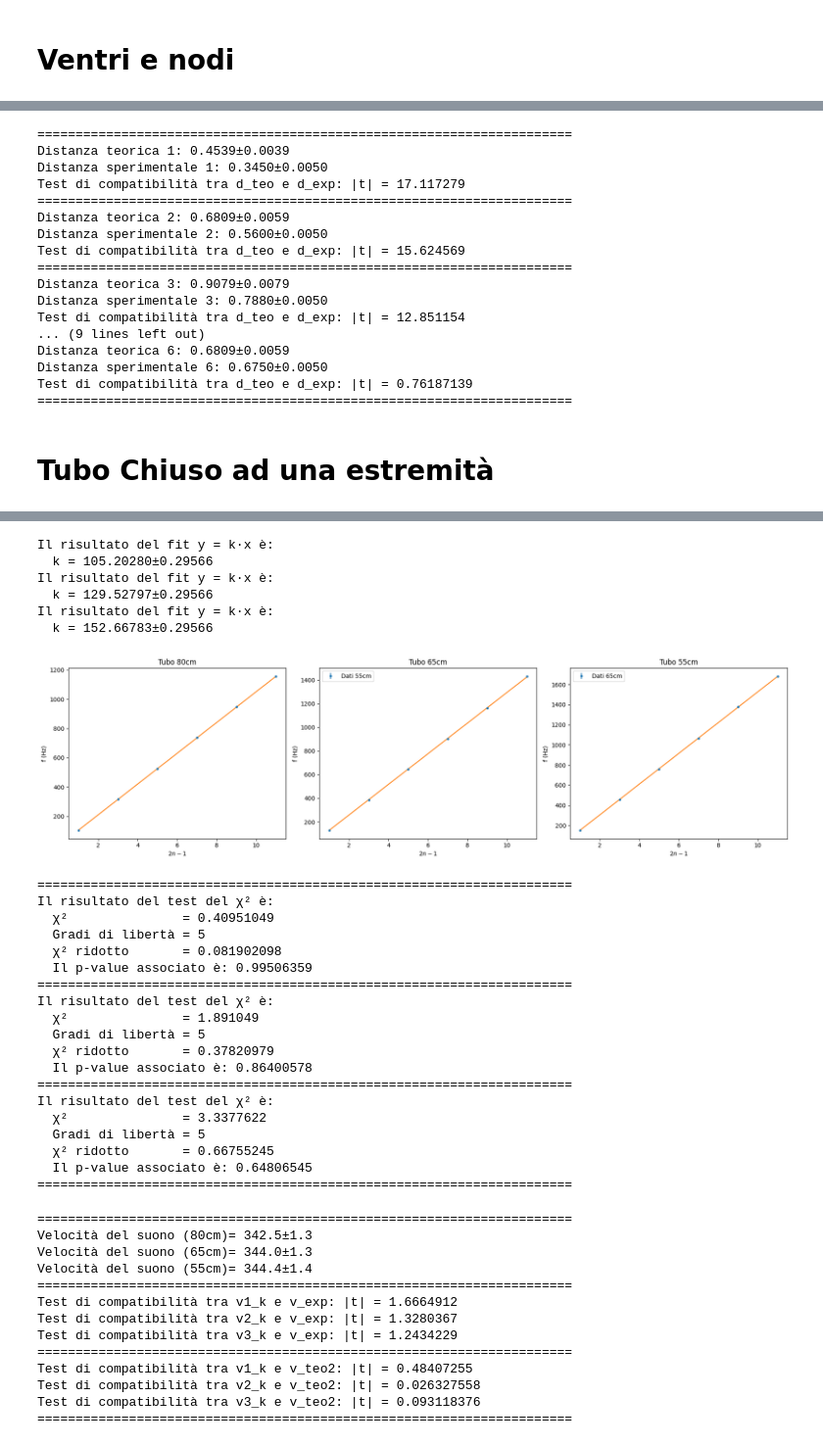
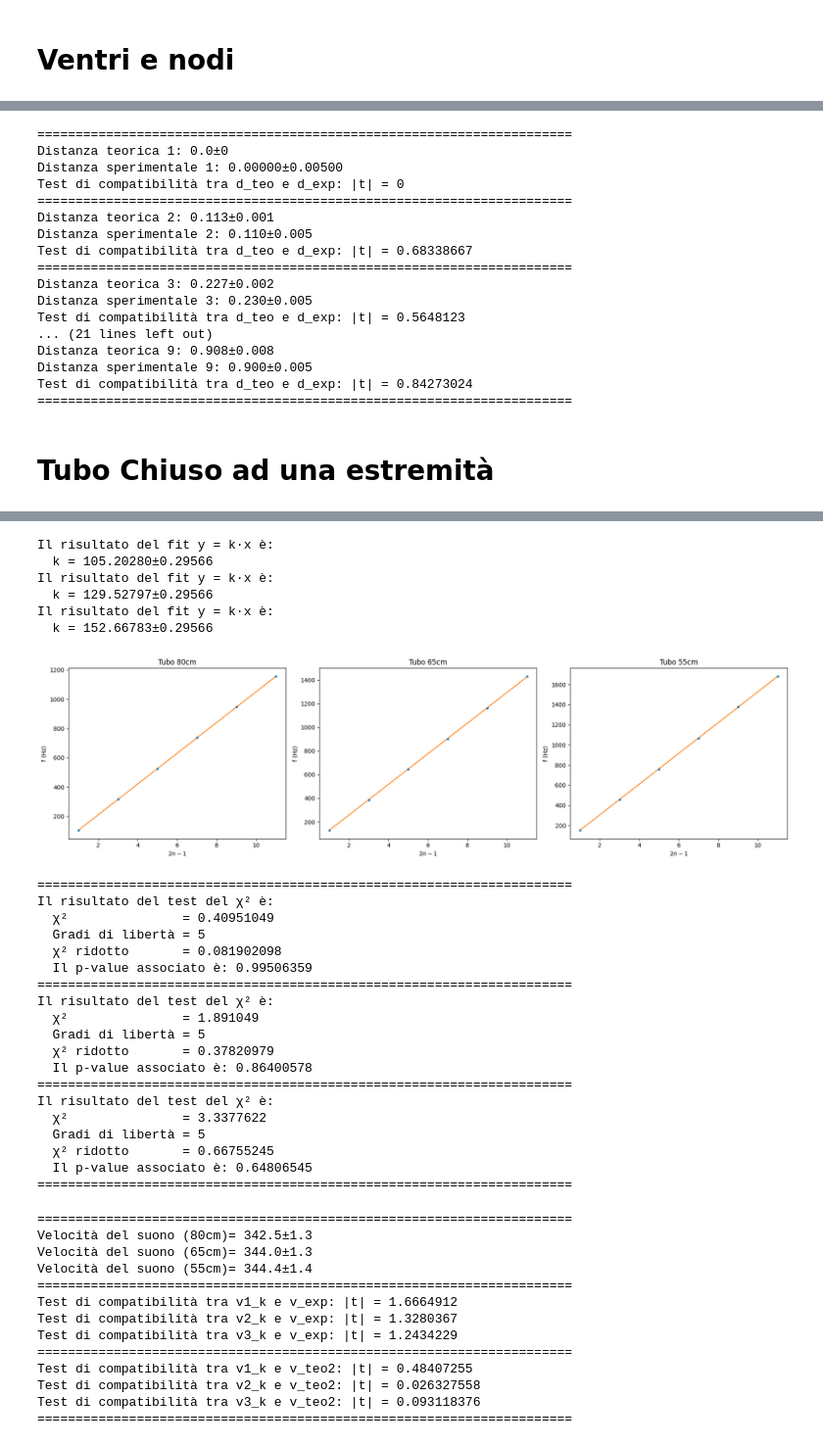
Before and after one commit to matteodeclich/Esperienze-in-laboratorio, a Jupyter notebook: Tubo risonanza/Tubo_di_risonanza.ipynb, the cells around one changed output, grey strips where cells are left out. Shown at 98% size. Drawn from its saved outputs; the diff is of its cells as text; code cells hidden in the pictures.

```diff
--- a/Tubo risonanza/Tubo_di_risonanza.ipynb
+++ b/Tubo risonanza/Tubo_di_risonanza.ipynb
@@ -110,35 +113,33 @@ df2
 # %%
-d_val = pd.to_numeric(df2.iloc[0:6, 2], errors='coerce').dropna().values
-d_err = pd.to_numeric(df2.iloc[0:6, 3], errors='coerce').dropna().values
+d_val = pd.to_numeric(df2.iloc[0:9, 1], errors='coerce').dropna().values
+d_err = pd.to_numeric(df2.iloc[0:9, 2], errors='coerce').dropna().values
 d_sperimentali = unp.uarray(d_val, d_err)
-n_1 = pd.to_numeric(df2.iloc[0:6, 1], errors='coerce').dropna().values
-f_fissa = df2.iloc[2, 6]
-
-d_teoriche = n_1 * v_suono / (2 * f_fissa)
+f_fissa = df2.iloc[2, 3]
 
 print("="*70)
-for i in range(len(d_teoriche)):
-    print(f"Distanza teorica {i+1}: {d_teoriche[i]:.4P}")
-    print(f"Distanza sperimentale {i+1}: {d_sperimentali[i]:.4P}")
-    ad.t_test(d_teoriche[i], d_sperimentali[i], "d_teo", "d_exp" )
+for i in range(len(d_sperimentali)):
+    d_teoriche = (i) * v_suono / (4 * f_fissa)
+    print(f"Distanza teorica {i+1}: {d_teoriche:.3P}")
+    print(f"Distanza sperimentale {i+1}: {d_sperimentali[i]:.3P}")
+    ad.t_test(d_teoriche, d_sperimentali[i], "d_teo", "d_exp" )
     print("="*70)
 # %% [output]
 ======================================================================
-Distanza teorica 1: 0.4539±0.0039
-Distanza sperimentale 1: 0.3450±0.0050
-Test di compatibilità tra d_teo e d_exp: |t| = 17.117279
+Distanza teorica 1: 0.0±0
+Distanza sperimentale 1: 0.00000±0.00500
+Test di compatibilità tra d_teo e d_exp: |t| = 0
 ======================================================================
-Distanza teorica 2: 0.6809±0.0059
-Distanza sperimentale 2: 0.5600±0.0050
-Test di compatibilità tra d_teo e d_exp: |t| = 15.624569
+Distanza teorica 2: 0.113±0.001
+Distanza sperimentale 2: 0.110±0.005
+Test di compatibilità tra d_teo e d_exp: |t| = 0.68338667
 ======================================================================
-Distanza teorica 3: 0.9079±0.0079
-Distanza sperimentale 3: 0.7880±0.0050
-Test di compatibilità tra d_teo e d_exp: |t| = 12.851154
-... (9 lines left out)
-Distanza teorica 6: 0.6809±0.0059
-Distanza sperimentale 6: 0.6750±0.0050
-Test di compatibilità tra d_teo e d_exp: |t| = 0.76187139
+Distanza teorica 3: 0.227±0.002
+Distanza sperimentale 3: 0.230±0.005
+Test di compatibilità tra d_teo e d_exp: |t| = 0.5648123
+... (21 lines left out)
+Distanza teorica 9: 0.908±0.008
+Distanza sperimentale 9: 0.900±0.005
+Test di compatibilità tra d_teo e d_exp: |t| = 0.84273024
 ======================================================================
 # %% [markdown]
 # Tubo Chiuso ad una estremità
@@ -196,36 +197,34 @@ ax1.set_ylabel(r'f (Hz)')
 ax2.errorbar(n, f2, yerr=sf2, fmt='o', ls='none', label='Dati 55cm', ms=3)
 ax2.plot(t, retta0(t, k2.nominal_value))
 ax2.set_title('Tubo 65cm')
 ax2.set_xlabel(r'$2n-1$')
 ax2.set_ylabel(r'f (Hz)')
-ax2.legend()
 
 # --- PLOT 3: 65cm ---
 ax3.errorbar(n, f3, yerr=sf3, fmt='o', ls='none', label='Dati 65cm', ms=3)
 ax3.plot(t, retta0(t, k3.nominal_value))
 ax3.set_title('Tubo 55cm')
 ax3.set_xlabel(r'$2n-1$')
 ax3.set_ylabel(r'f (Hz)')
-ax3.legend()
 
 plt.tight_layout()
 plt.show()
 
 print("="*70)
 ad.chi_quadro(f1, k1*n, sf1, 1)
 print("="*70)
 ad.chi_quadro(f2, k2*n, sf2, 1)
 print("="*70)
 ad.chi_quadro(f3, k3*n, sf3, 1)
 print("="*70)
 # %% [output]
 Il risultato del fit y = k·x è:
   k = 105.20280±0.29566
 Il risultato del fit y = k·x è:
   k = 129.52797±0.29566
 Il risultato del fit y = k·x è:
   k = 152.66783±0.29566
-[figure, old version]
+[figure, new version]
 ======================================================================
 Il risultato del test del χ² è:
   χ²               = 0.40951049
```
Also changed, not shown: parts of 3 cells of this notebook.
